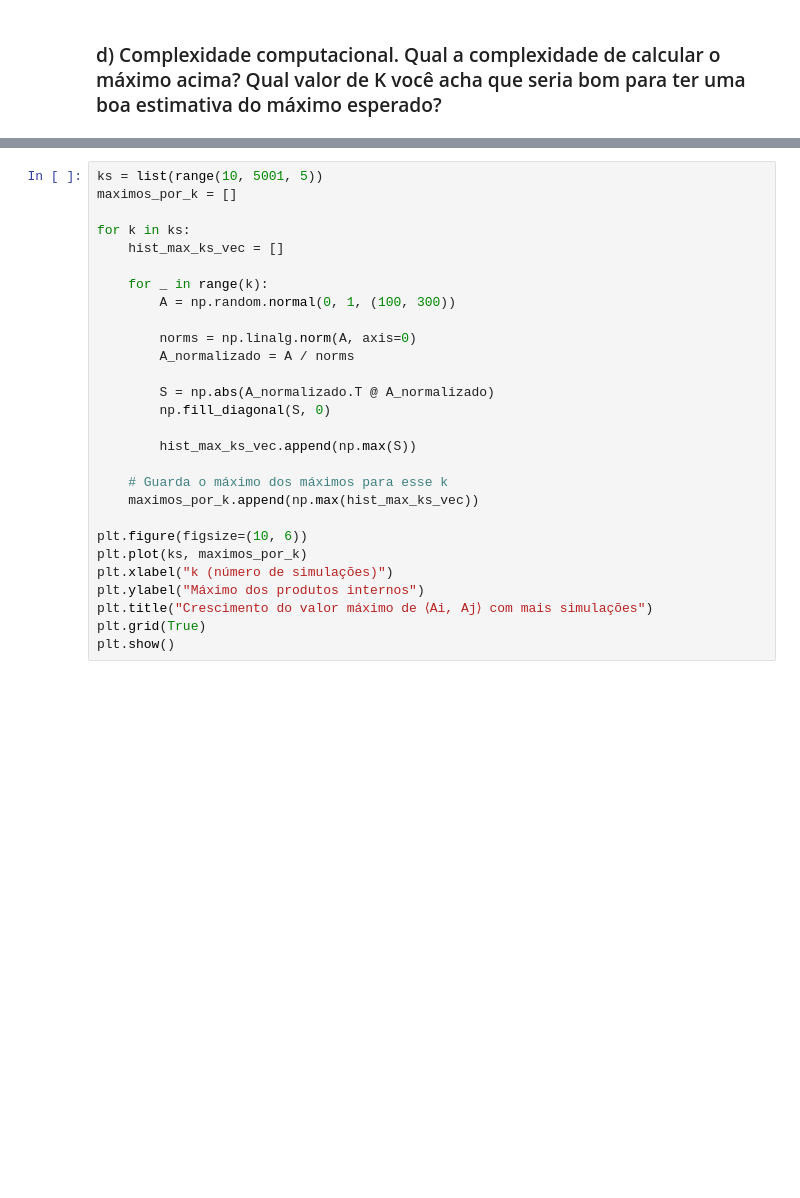
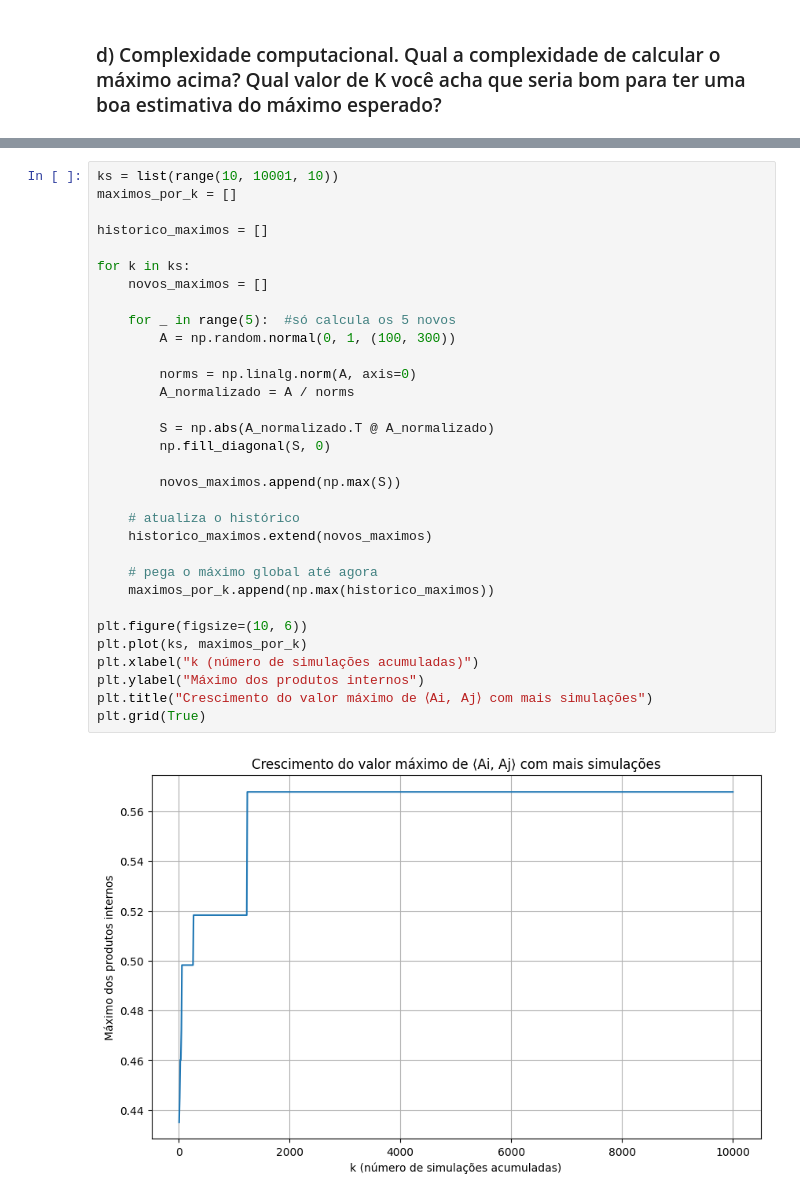
Before and after one commit to Ferreira17k/aln-projeto4, a Jupyter notebook: aln-bruno-elisa.ipynb, the cells around one changed output, grey strips where cells are left out. Drawn from its saved outputs; the diff is of its cells as text; blank space fills up the shorter version.

```diff
--- a/aln-bruno-elisa.ipynb
+++ b/aln-bruno-elisa.ipynb
@@ -192,31 +223,37 @@ plt.tight_layout()
 # %%
-ks = list(range(10, 5001, 5))
+ks = list(range(10, 10001, 10))
 maximos_por_k = []
 
+historico_maximos = []
+
 for k in ks:
-    hist_max_ks_vec = []
+    novos_maximos = []
 
-    for _ in range(k):
+    for _ in range(5):  #só calcula os 5 novos
         A = np.random.normal(0, 1, (100, 300))
 
         norms = np.linalg.norm(A, axis=0)
         A_normalizado = A / norms
 
         S = np.abs(A_normalizado.T @ A_normalizado)
         np.fill_diagonal(S, 0)
 
-        hist_max_ks_vec.append(np.max(S))
+        novos_maximos.append(np.max(S))
 
-    # Guarda o máximo dos máximos para esse k
-    maximos_por_k.append(np.max(hist_max_ks_vec))
+    # atualiza o histórico
+    historico_maximos.extend(novos_maximos)
+
+    # pega o máximo global até agora
+    maximos_por_k.append(np.max(historico_maximos))
 
 plt.figure(figsize=(10, 6))
 plt.plot(ks, maximos_por_k)
-plt.xlabel("k (número de simulações)")
+plt.xlabel("k (número de simulações acumuladas)")
 plt.ylabel("Máximo dos produtos internos")
 plt.title("Crescimento do valor máximo de ⟨Ai, Aj⟩ com mais simulações")
 plt.grid(True)
-plt.show()
+# %% [output]
+[figure, added]
 # %% [markdown]
  Tomando $K$ o número de matrizes $A_{n,m}$ calculadas, por iteração, calculamos $\frac{m(m-1)}{2}$ produtos internos, cada produto interno tem custo assintótico $n$, chegamos que a complexidade computacional de calcular o máximo acima, será $O(K\frac{m(m-1)}{2}n)$ o que assintoticamente seria $O(Km²n)$ ou $O(m²n)$ por iteração.
 
```
Also changed, not shown: parts of 5 cells of this notebook.
